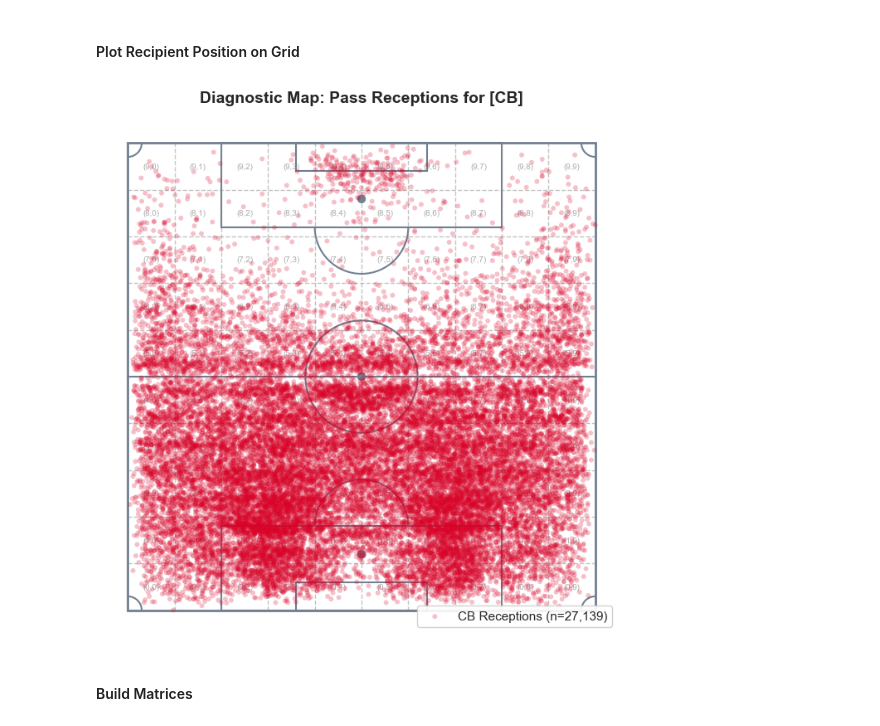
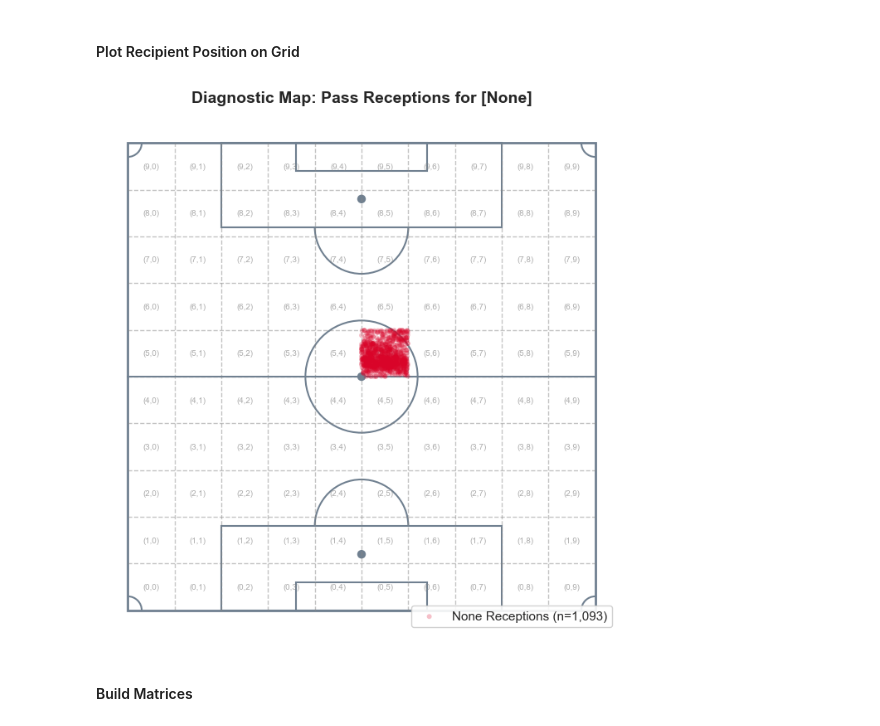
Before and after one commit to LukeBirkett/study-planner, a Jupyter notebook: 981G5_Network_Science/assessment/notebook.ipynb, the cells around one changed output. Cells and saved outputs as stored; diff of their text form; code cells hidden in the pictures.

```diff
--- a/981G5_Network_Science/assessment/notebook.ipynb
+++ b/981G5_Network_Science/assessment/notebook.ipynb
@@ -3142,32 +3221,38 @@ print(position_counts)
 # %%
 import matplotlib.pyplot as plt
 import numpy as np
+from typing import Optional, Tuple, Callable
 
 
 def plot_position_reception_diagnostics(
-    passes_df,
-    target_position="CM",
-    pitch_func=draw_vertical_pitch,
-    dot_color="#d90429",
-    dot_alpha=0.3,
-    sample_size=None,
+    passes_df: pd.DataFrame,
+    target_position: Optional[str] = None,
+    pitch_func: Callable = draw_vertical_pitch,
+    dot_color: str = "#d90429",
+    dot_alpha: float = 0.3,
+    sample_size: Optional[int] = None,
+    bin_sample: Optional[Tuple[int, int]] = None,
 ):
     """Plots unbinned pass reception coordinates for a given position over the pitch grid."""
     pos_passes = passes_df.copy()
 
-    # # 1. Filter passes for target position
-    pos_passes['recipient_position_11'] = passes_df['recipient_position'].apply(map_position)
-    pos_passes = pos_passes[pos_passes["recipient_position_11"] == target_position]
+    if target_position is not None:
+        # # 1. Filter passes for target position
+        pos_passes['recipient_position_11'] = passes_df['recipient_position'].apply(map_position)
+        pos_passes = pos_passes[pos_passes["recipient_position_11"] == target_position]
 
     # Extract (TEST CODE, REMOVE)
-    # pos_passes = pos_passes[
-    # (pos_passes['pass_recipient'] == 'Emily Ann Fox')
-    # ]
+    if bin_sample is not None:
+        _x = bin_sample[0]
+        _y = bin_sample[1]
 
-    # scaled locations
-    x = pos_passes['pass_end_location'].apply(lambda loc: scale_coord(loc[0], axis='x')).tolist()
-    y = pos_passes['pass_end_location'].apply(lambda loc: scale_coord(loc[1], axis='y')).tolist()
+        pos_passes = pos_passes[
+        (pos_passes['end_loc_bin'].str[0] == _x) &
+        (pos_passes['end_loc_bin'].str[1] == _y)
+        ]
 
+    x = [loc[0] if isinstance(loc, (list, tuple)) else np.nan for loc in pos_passes['scaled_end_loc_coord']]
+    y = [loc[1] if isinstance(loc, (list, tuple)) else np.nan for loc in pos_passes['scaled_end_loc_coord']]
 
     # 3. Draw Pitch with Grid
     fig, ax = plt.subplots(figsize=(8, 11))
@@ -3179,7 +3264,6 @@ def plot_position_reception_diagnostics(
             grid_size=(10, 10),
             show_bin_labels=True,
         )
-
 
     # 4. Scatter Plot
     ax.scatter(
@@ -3205,11 +3289,12 @@ def plot_position_reception_diagnostics(
 # %%
 plot_position_reception_diagnostics(
     passes_df=all_passes_df,
-    target_position="CB",
+    target_position=None,
     pitch_func=draw_pitch_with_grid,
     dot_alpha=0.25,
+    bin_sample=(5,5)
 )
 # %% [output]
-[figure, old version]
+[figure, new version]
 # %% [markdown]
 #### Build Matrices
```
Also changed, not shown: parts of 22 cells of this notebook, 1 other file.
